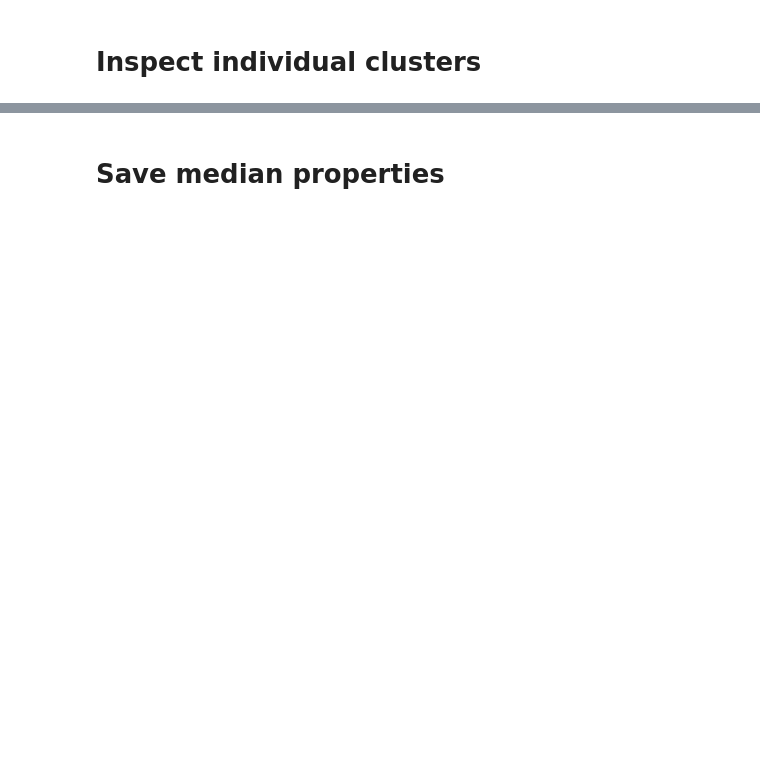
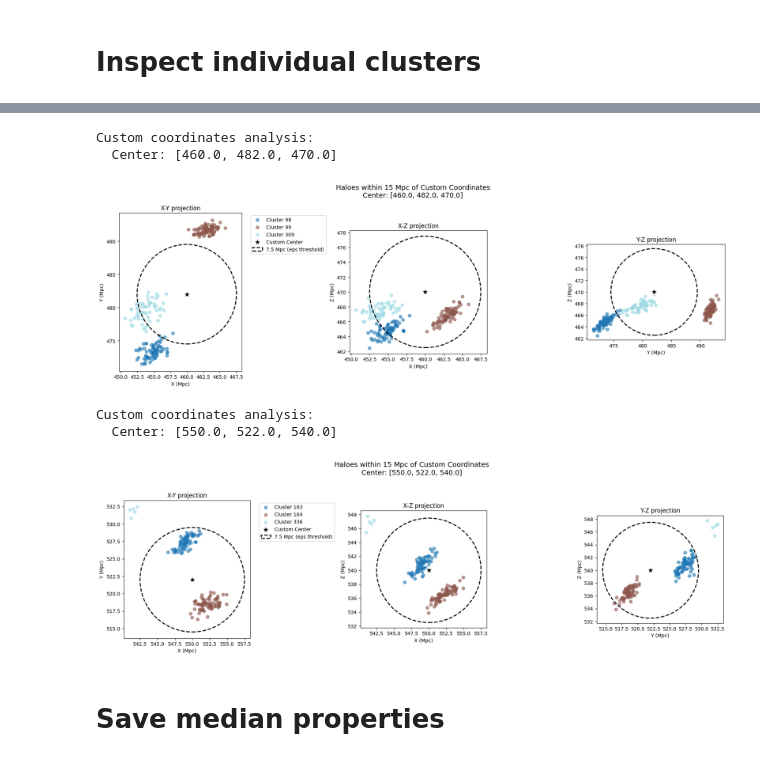
Before and after one commit to stuartmcalpine/manticore_posterior_clusters, a Jupyter notebook: plot_posterior_clusters.ipynb, the cells around one changed output, grey strips where cells are left out. Saved outputs shown, nothing was run; the diff lists cells and outputs as text; code cells hidden in the pictures; blank space fills up the shorter version.

```diff
--- a/plot_posterior_clusters.ipynb
+++ b/plot_posterior_clusters.ipynb
@@ -453,7 +490,7 @@ if clusters_available:
     sorted_clusters = sorted(clusters, key=lambda x: x['cluster_size'], reverse=True)
     for i, cluster in enumerate(sorted_clusters[:5]):
         print(f"  {i+1}. Cluster {cluster['cluster_id']}: {cluster['cluster_size']} members, "
-              f"mass={cluster['mean_mass']:.2e}")
+              f"mass={cluster['mean_m200_mass']:.2e}")
 
 if traces_available:
     cluster_trace_counts = get_cluster_trace_info(config.global_config.output_dir, filename=trace_filename)
@@ -1178,5 +1269,13 @@ plot_cluster_mass_evolution(cluster_id=cluster_id)
 # %%
-plot_cluster_diagnostic(coordinates=[339.1, 351.2, 312.4])
+plot_cluster_diagnostic(coordinates=[460, 482, 470])
+plot_cluster_diagnostic(coordinates=[550,522,540])
+# %% [output]
+Custom coordinates analysis:
+  Center: [460.0, 482.0, 470.0]
+[figure, added]
+Custom coordinates analysis:
+  Center: [550.0, 522.0, 540.0]
+[figure, added]
 # %% [markdown]
 # Save median properties
 # %%
```
Also changed, not shown: parts of 18 cells of this notebook, 8 other files.
